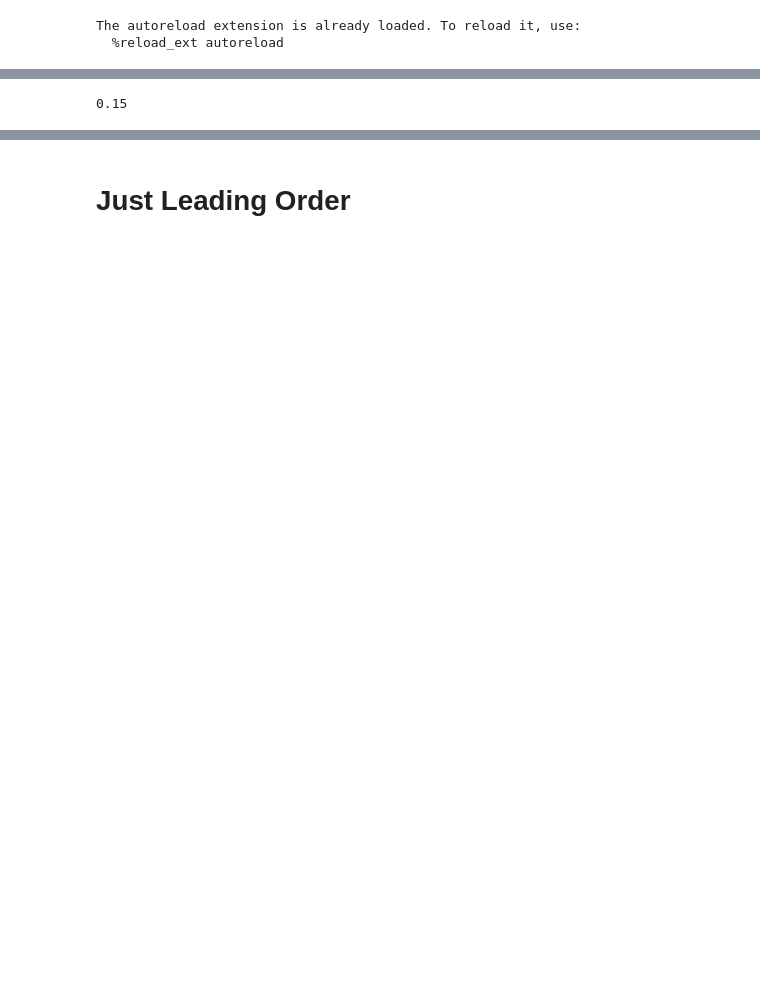
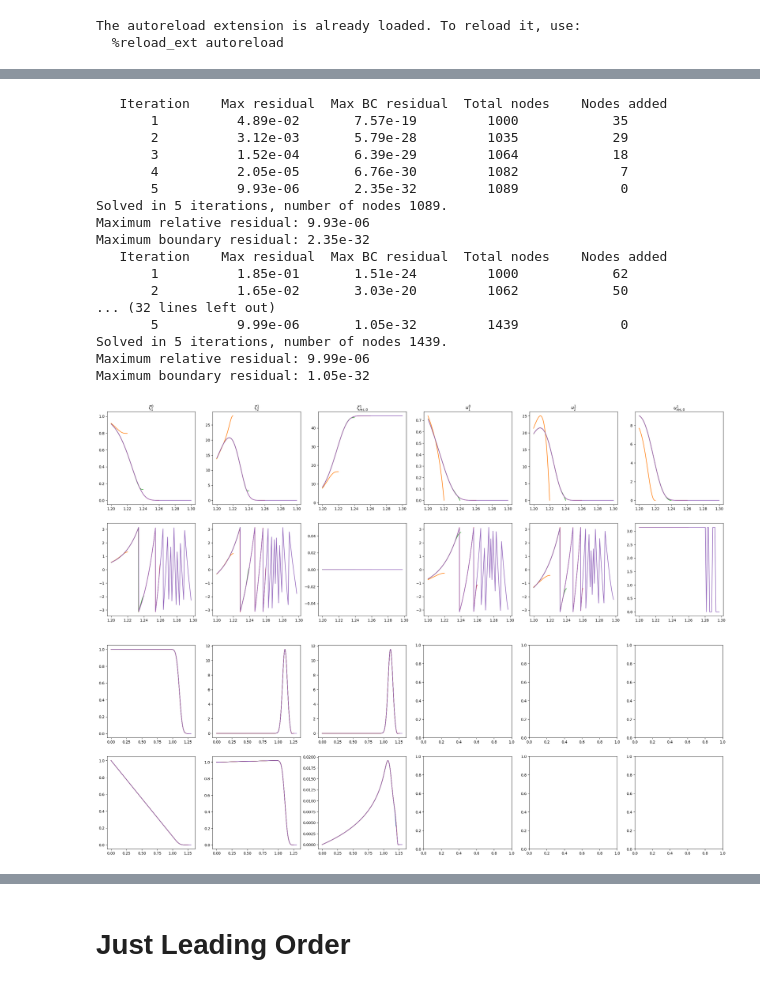
Before and after one commit to Jone-Liekens/Perturbation, a Jupyter notebook: test_defina.ipynb, the cells around one changed output, grey strips where cells are left out. Saved outputs shown, nothing was run; the diff lists cells and outputs as text; code cells hidden in the pictures; blank space fills up the shorter version.

```diff
--- a/test_defina.ipynb
+++ b/test_defina.ipynb
@@ -47,6 +69,37 @@ NameError: name 'pcswe' is not defined
 # %%
-# print(pdswe.y.x)
-print(pdswe.dL)
+fig, axs = plt.subplots(2, 6, figsize=(30, 10))
+fig2, axs2 = plt.subplots(2, 6, figsize=(30, 10))
+
+# for dL in [0, 0.05, 0.08, 0.1, 0.12, 0.14, 0.16, 0.18, 0.2, 0.22, 0.24, 0.26]:
+# for dL in [0]:
+# for dL in [0, 0.05, 0.08, 0.1, 0.12]:
+# for dL in [0.2, 0.225, 0.25, 0.275, 0.3]:
+# for dL in [0.2, 0.21, 0.22, 0.223, 0.225, 0.25, 0.27, 0.285]:
+for dL in [0.2, 0.22, 0.24, 0.26, 0.3][::-1]:
+    pdswe.dL = dL
+    pdswe.set_derivative_vars()
+    pdswe.solve()
+    pdswe.visualize_amplitudes(1.2, axs=axs)
+    pdswe.visualize_defina_vars(1.2, axs=axs2)
+plt.show()
 # %% [output]
-0.15
+   Iteration    Max residual  Max BC residual  Total nodes    Nodes added
+       1          4.89e-02       7.57e-19         1000            35
+       2          3.12e-03       5.79e-28         1035            29
+       3          1.52e-04       6.39e-29         1064            18
+       4          2.05e-05       6.76e-30         1082             7
+       5          9.93e-06       2.35e-32         1089             0
+Solved in 5 iterations, number of nodes 1089.
+Maximum relative residual: 9.93e-06
+Maximum boundary residual: 2.35e-32
+   Iteration    Max residual  Max BC residual  Total nodes    Nodes added
+       1          1.85e-01       1.51e-24         1000            62
+       2          1.65e-02       3.03e-20         1062            50
+... (32 lines left out)
+       5          9.99e-06       1.05e-32         1439             0
+Solved in 5 iterations, number of nodes 1439.
+Maximum relative residual: 9.99e-06
+Maximum boundary residual: 1.05e-32
+[figure, added]
+[figure, added]
 # %%
```
Also changed, not shown: parts of 4 cells of this notebook, 3 other files.
